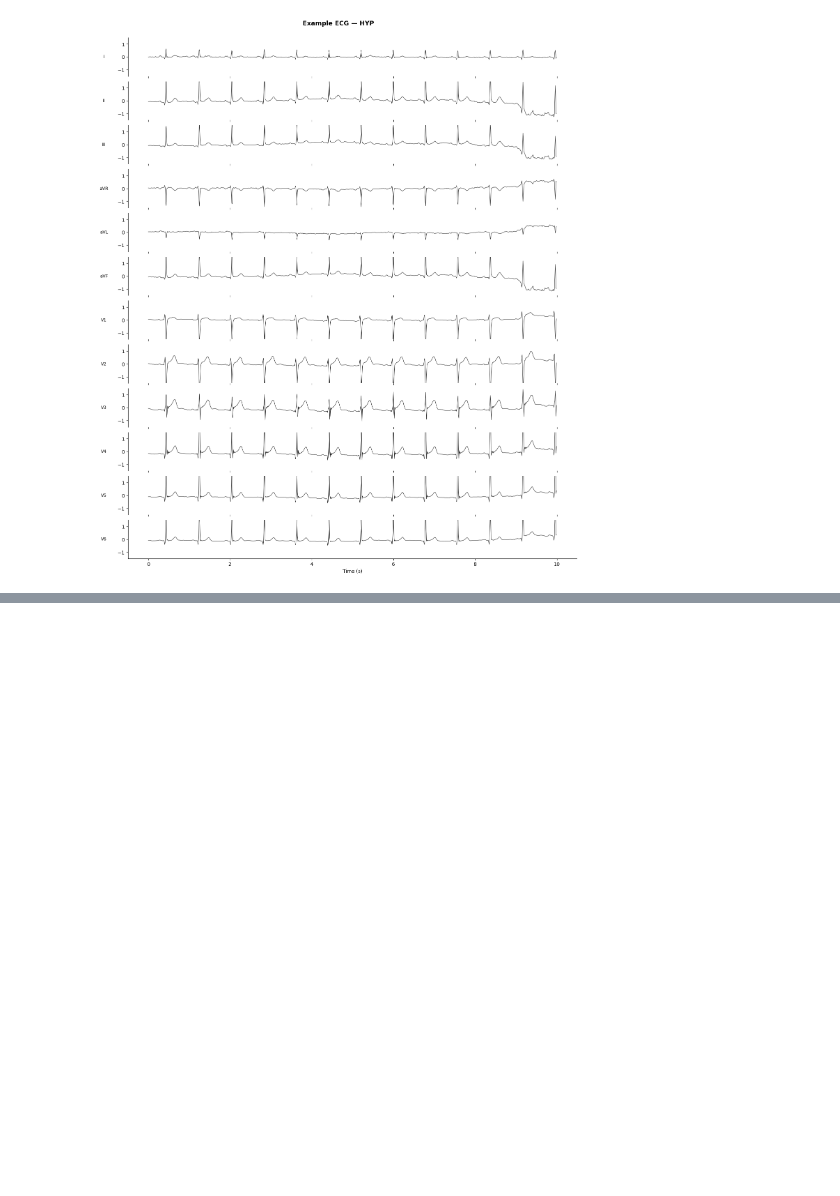
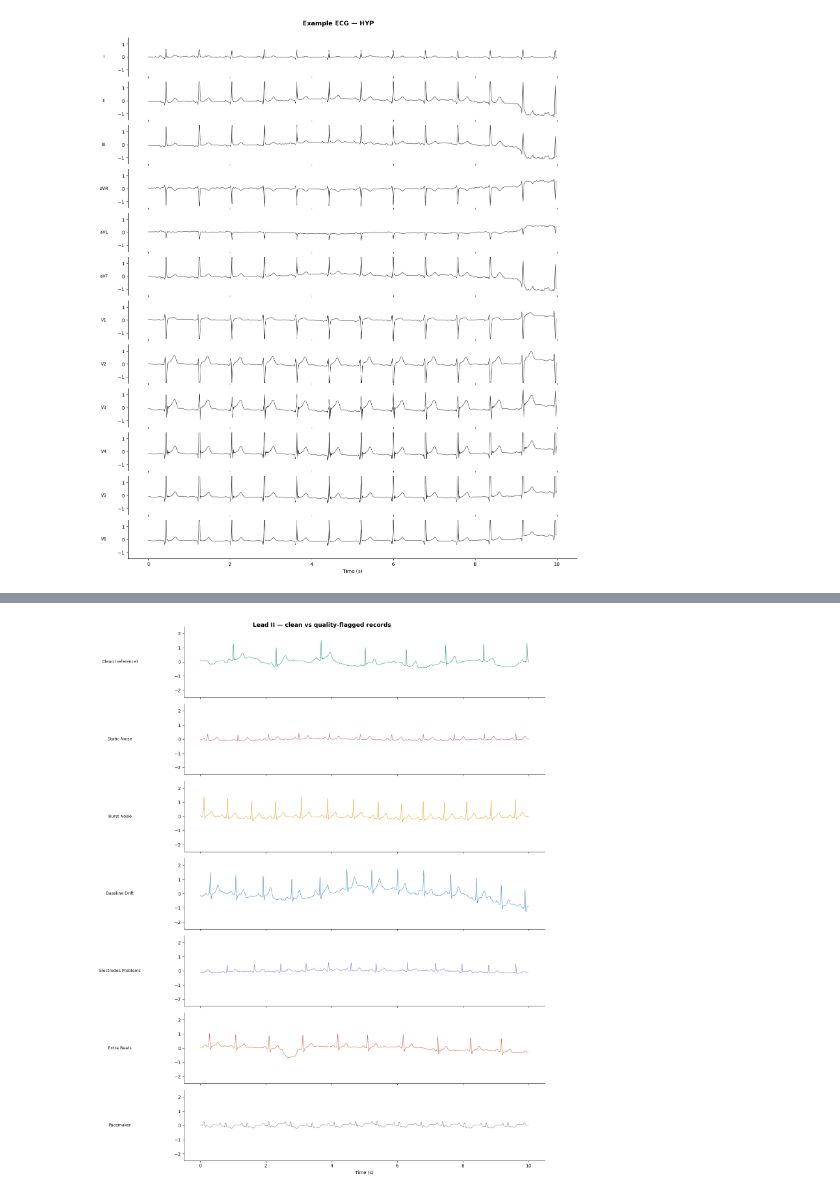
Before and after one commit to cristopher-d-delgado/ecg-ai-statistical-evaluation, a Jupyter notebook: notebooks/eda.ipynb, the cells around one changed output, grey strips where cells are left out. Saved outputs shown, nothing was run; the diff lists cells and outputs as text; code cells hidden in the pictures; blank space fills up the shorter version.

Commit message:
started data handling decisions for signal pre-processing

```diff
--- a/notebooks/eda.ipynb
+++ b/notebooks/eda.ipynb
@@ -1050,3 +1050,12 @@ for cls, signal in samples.items():
 [figure]
 [figure]
 [figure]
+# %%
+# Determine a comparison between clean and noisy records. Assert that a clean record visually looks fine against a flagged 'noisy' record
+# Visually see what baseline_drift, static_noise, and burst_noise is before we decide how to handle those records
+
+quality_cols = ['static_noise', 'burst_noise', 'baseline_drift',
+                'electrodes_problems', 'extra_beats', 'pacemaker']
+
+# Check how many records are flagged for each
+print(df[quality_cols].notna().sum())
@@ -1052,0 +1107,6 @@ for cls, signal in samples.items():
+# %%
+quality_samples = load_quality_samples(df, DATA, fs=100)
+
+# Sanity check
+for key, sig in quality_samples.items():
+    print(f"{key}: shape={sig.shape}")
@@ -1052,0 +1168,6 @@ for cls, signal in samples.items():
+# %%
+# Load examples of each quality type
+fig = plot_quality_comparison(quality_samples, fs=100)
+plt.show()
+# %% [output]
+[figure, added]
```
Also changed, not shown: parts of 8 cells of this notebook.
